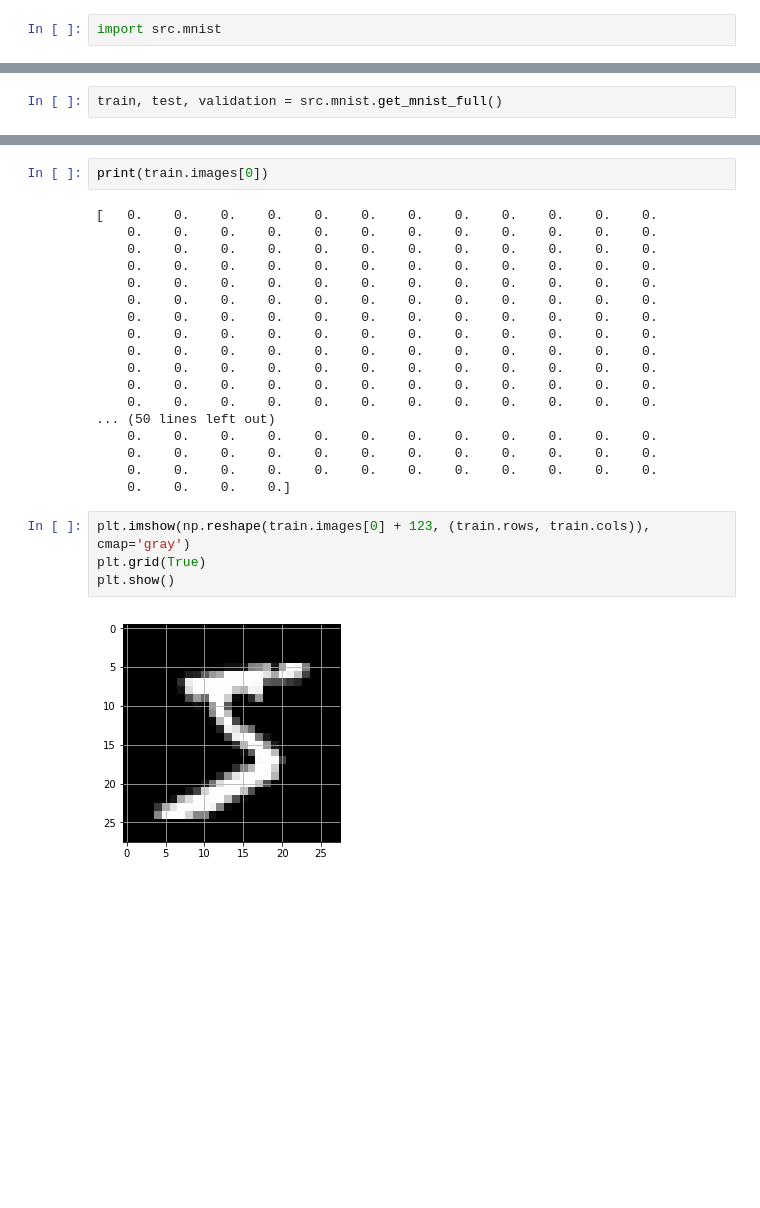
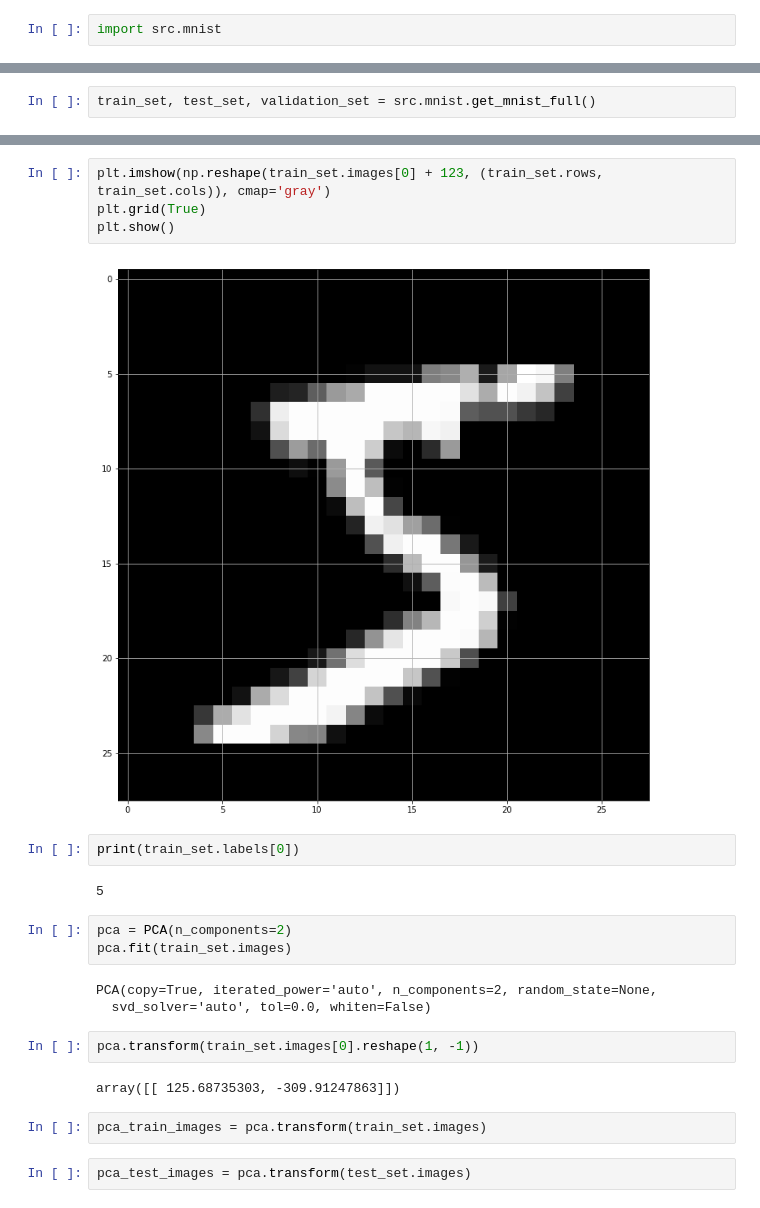
Before and after one commit to RenaudWasTaken/mnist, a Jupyter notebook: Naive Bayes.ipynb, the cells around one changed output, grey strips where cells are left out. Drawn from its saved outputs; the diff is of its cells as text; blank space fills up the shorter version.

```diff
--- a/Naive Bayes.ipynb
+++ b/Naive Bayes.ipynb
@@ -11,3 +10,3 @@ import numpy as np
 # %%
-train, test, validation = src.mnist.get_mnist_full()
+train_set, test_set, validation_set = src.mnist.get_mnist_full()
 # %% [output]
@@ -20,26 +31,24 @@ dtype: <class 'numpy.float64'>
+# %%
+plt.imshow(np.reshape(train_set.images[0] + 123, (train_set.rows, train_set.cols)), cmap='gray')
+plt.grid(True)
+plt.show()
+# %% [output]
+[figure, added]
 # %%
-print(train.images[0])
+print(train_set.labels[0])
 # %% [output]
-[   0.    0.    0.    0.    0.    0.    0.    0.    0.    0.    0.    0.
-    0.    0.    0.    0.    0.    0.    0.    0.    0.    0.    0.    0.
-    0.    0.    0.    0.    0.    0.    0.    0.    0.    0.    0.    0.
-    0.    0.    0.    0.    0.    0.    0.    0.    0.    0.    0.    0.
-    0.    0.    0.    0.    0.    0.    0.    0.    0.    0.    0.    0.
-    0.    0.    0.    0.    0.    0.    0.    0.    0.    0.    0.    0.
-    0.    0.    0.    0.    0.    0.    0.    0.    0.    0.    0.    0.
-    0.    0.    0.    0.    0.    0.    0.    0.    0.    0.    0.    0.
-    0.    0.    0.    0.    0.    0.    0.    0.    0.    0.    0.    0.
-    0.    0.    0.    0.    0.    0.    0.    0.    0.    0.    0.    0.
-    0.    0.    0.    0.    0.    0.    0.    0.    0.    0.    0.    0.
-    0.    0.    0.    0.    0.    0.    0.    0.    0.    0.    0.    0.
-... (50 lines left out)
-    0.    0.    0.    0.    0.    0.    0.    0.    0.    0.    0.    0.
-    0.    0.    0.    0.    0.    0.    0.    0.    0.    0.    0.    0.
-    0.    0.    0.    0.    0.    0.    0.    0.    0.    0.    0.    0.
-    0.    0.    0.    0.]
+5
-# %%
-plt.imshow(np.reshape(train.images[0] + 123, (train.rows, train.cols)), cmap='gray')
-plt.grid(True)
-plt.show()
-# %% [output]
-[figure, removed]
+# %%
+pca = PCA(n_components=2)
+pca.fit(train_set.images)
+# %% [output]
+PCA(copy=True, iterated_power='auto', n_components=2, random_state=None,
+  svd_solver='auto', tol=0.0, whiten=False)
+# %%
+pca.transform(train_set.images[0].reshape(1, -1))
+# %% [output]
+array([[ 125.68735303, -309.91247863]])
+# %%
+pca_train_images = pca.transform(train_set.images)
+# %%
+pca_test_images = pca.transform(test_set.images)
```
Also changed, not shown: parts of 18 cells of this notebook, 1 other file.
